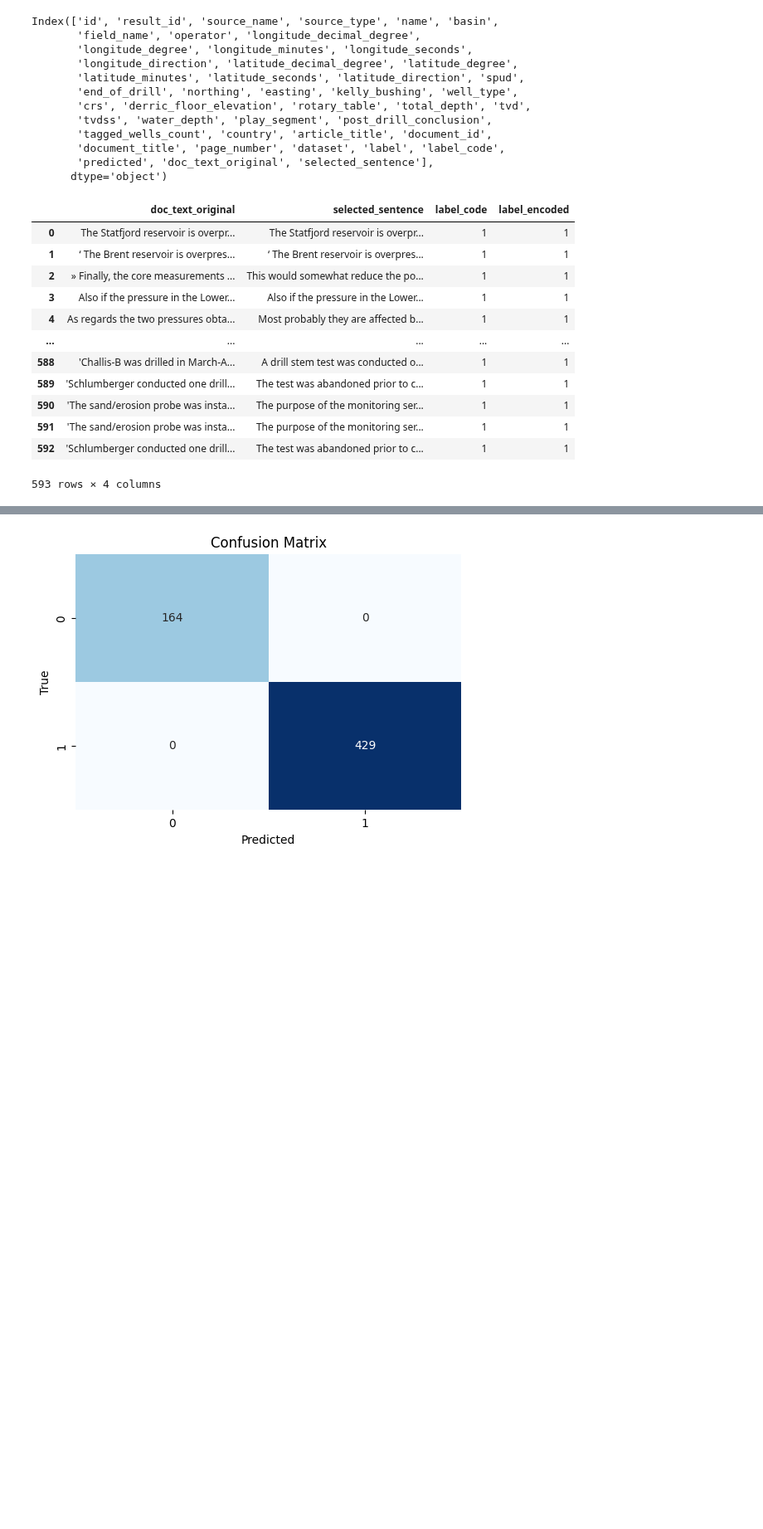
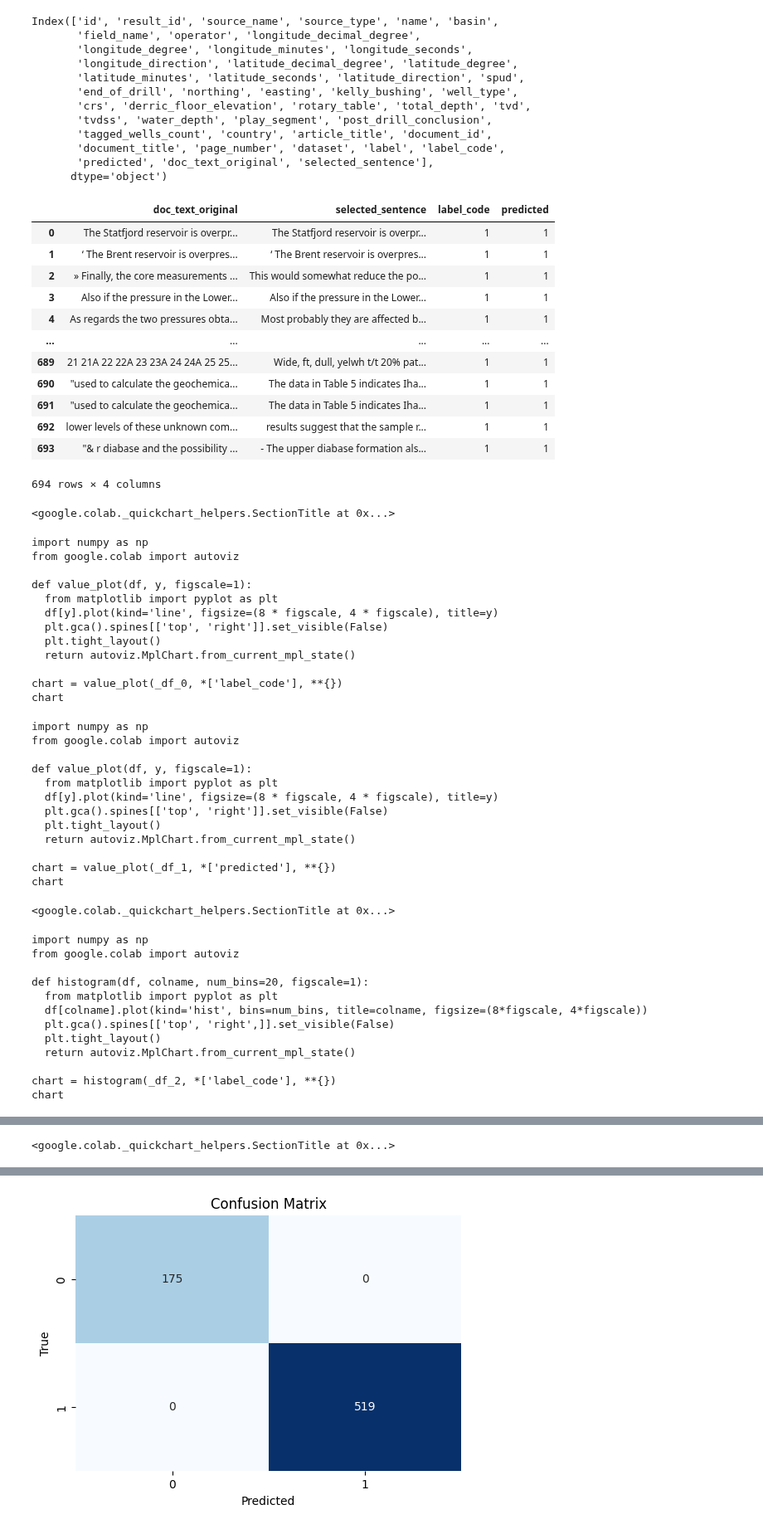
Before and after one commit to zahidhamidi/ML-Project, a Jupyter notebook: NegEx_.ipynb, the cells around one changed output, grey strips where cells are left out. Shown at 83% size. Cells and saved outputs as stored; diff of their text form; code cells hidden in the pictures; blank space fills up the shorter version.

Commit message:
added new imports and lowecase to deterministic approahc

```diff
--- a/NegEx_.ipynb
+++ b/NegEx_.ipynb
@@ -72,7 +87,7 @@ from tqdm import tqdm
 
 # Load spaCy model with the NegEx component
 # nlp = spacy.load("en_core_sci_sm")
-nlp.add_pipe("negex", config={"chunk_prefix": ["no", "none", "not", "nor", "without"]})
+nlp.add_pipe("negex", config={"chunk_prefix": ["no", "none", "not", "nor", "without","lack"]})
 
 # Initialize an empty list to store predictions
 predictions = []
@@ -204,17 +221,19 @@ import pandas as pd
 import re
 import nltk
 nltk.download('punkt')
-
+from nltk.tokenize import sent_tokenize  # Import sent_tokenize from nltk
 
 # Define the topics
-topics = ["overpressure", "sand production"]
+topics = ["overpressure", "sand production","oil show"]
 
 # Initialize a dictionary to store selected sentences for each row
 selected_sentences = {}
 
 # Iterate through each row of the DataFrame
 for index, row in df.iterrows():
-    text = row['doc_text_original']
+
+    # Convert the text to lowercase
+    text = row['doc_text_original'].lower()  # Convert to lowercase
 
     # Tokenize the text into sentences
     sentences = sent_tokenize(text)
@@ -251,7 +270,7 @@ for sentence, label in zip(df['selected_sentence'], df['label']):
     selected_sentence_labels.append(encoded_label)
 
 # Update the 'label' column with the encoded values
-df['label'] = selected_sentence_labels
+df['predicted'] = selected_sentence_labels
 
 df.columns
 # %% [output]
@@ -271,22 +290,60 @@ Index(['id', 'result_id', 'source_name', 'source_type', 'name', 'basin',
       dtype='object')
 # %%
 # Add the selected_sentence_labels list as a new column named 'label' next to 'selected_sentence'
-df.insert(df.columns.get_loc('selected_sentence') + 1, 'label_encoded', selected_sentence_labels)
-
+# df.insert(df.columns.get_loc('selected_sentence') + 1, 'label_encoded', selected_sentence_labels)
+# df["predicted"] = selected_sentence_labels
 
 # Print the DataFrame with the 'label' column
-df[['doc_text_original','selected_sentence','label_code','label_encoded']]
+df[['doc_text_original','selected_sentence','label_code','predicted']]
 # %% [output]
-|  | doc_text_original | selected_sentence | label_code | label_encoded |
+|  | doc_text_original | selected_sentence | label_code | predicted |
 | 0 | The Statfjord reservoir is overpr... | The Statfjord reservoir is overpr... | 1 | 1 |
 | 1 | ‘ The Brent reservoir is overpres... | ‘ The Brent reservoir is overpres... | 1 | 1 |
 | 2 | » Finally, the core measurements ... | This would somewhat reduce the po... | 1 | 1 |
 | 3 | Also if the pressure in the Lower... | Also if the pressure in the Lower... | 1 | 1 |
 | 4 | As regards the two pressures obta... | Most probably they are affected b... | 1 | 1 |
 | ... | ... | ... | ... | ... |
-| 588 | 'Challis-B was drilled in March-A... | A drill stem test was conducted o... | 1 | 1 |
-| 589 | 'Schlumberger conducted one drill... | The test was abandoned prior to c... | 1 | 1 |
-| 590 | 'The sand/erosion probe was insta... | The purpose of the monitoring ser... | 1 | 1 |
-| 591 | 'The sand/erosion probe was insta... | The purpose of the monitoring ser... | 1 | 1 |
-| 592 | 'Schlumberger conducted one drill... | The test was abandoned prior to c... | 1 | 1 |
+| 689 | 21 21A 22 22A 23 23A 24 24A 25 25... | Wide, ft, dull, yelwh t/t 20% pat... | 1 | 1 |
+| 690 | "used to calculate the geochemica... | The data in Table 5 indicates Iha... | 1 | 1 |
+| 691 | "used to calculate the geochemica... | The data in Table 5 indicates Iha... | 1 | 1 |
+| 692 | lower levels of these unknown com... | results suggest that the sample r... | 1 | 1 |
+| 693 | "& r diabase and the possibility ... | - The upper diabase formation als... | 1 | 1 |
-593 rows × 4 columns
+694 rows × 4 columns
+<google.colab._quickchart_helpers.SectionTitle at 0x...>
+import numpy as np
+from google.colab import autoviz
+
+def value_plot(df, y, figscale=1):
+  from matplotlib import pyplot as plt
+  df[y].plot(kind='line', figsize=(8 * figscale, 4 * figscale), title=y)
+  plt.gca().spines[['top', 'right']].set_visible(False)
+  plt.tight_layout()
+  return autoviz.MplChart.from_current_mpl_state()
+
+chart = value_plot(_df_0, *['label_code'], **{})
+chart
+import numpy as np
+from google.colab import autoviz
+
+def value_plot(df, y, figscale=1):
+  from matplotlib import pyplot as plt
+  df[y].plot(kind='line', figsize=(8 * figscale, 4 * figscale), title=y)
+  plt.gca().spines[['top', 'right']].set_visible(False)
+  plt.tight_layout()
+  return autoviz.MplChart.from_current_mpl_state()
+
+chart = value_plot(_df_1, *['predicted'], **{})
+chart
+<google.colab._quickchart_helpers.SectionTitle at 0x...>
+import numpy as np
+from google.colab import autoviz
+
+def histogram(df, colname, num_bins=20, figscale=1):
+  from matplotlib import pyplot as plt
+  df[colname].plot(kind='hist', bins=num_bins, title=colname, figsize=(8*figscale, 4*figscale))
+  plt.gca().spines[['top', 'right',]].set_visible(False)
+  plt.tight_layout()
+  return autoviz.MplChart.from_current_mpl_state()
+
+chart = histogram(_df_2, *['label_code'], **{})
+chart
@@ -292,0 +362 @@ df[['doc_text_original','selected_sentence','label_code','label_encoded']]
+<google.colab._quickchart_helpers.SectionTitle at 0x...>
```
Also changed, not shown: parts of 7 cells of this notebook.
